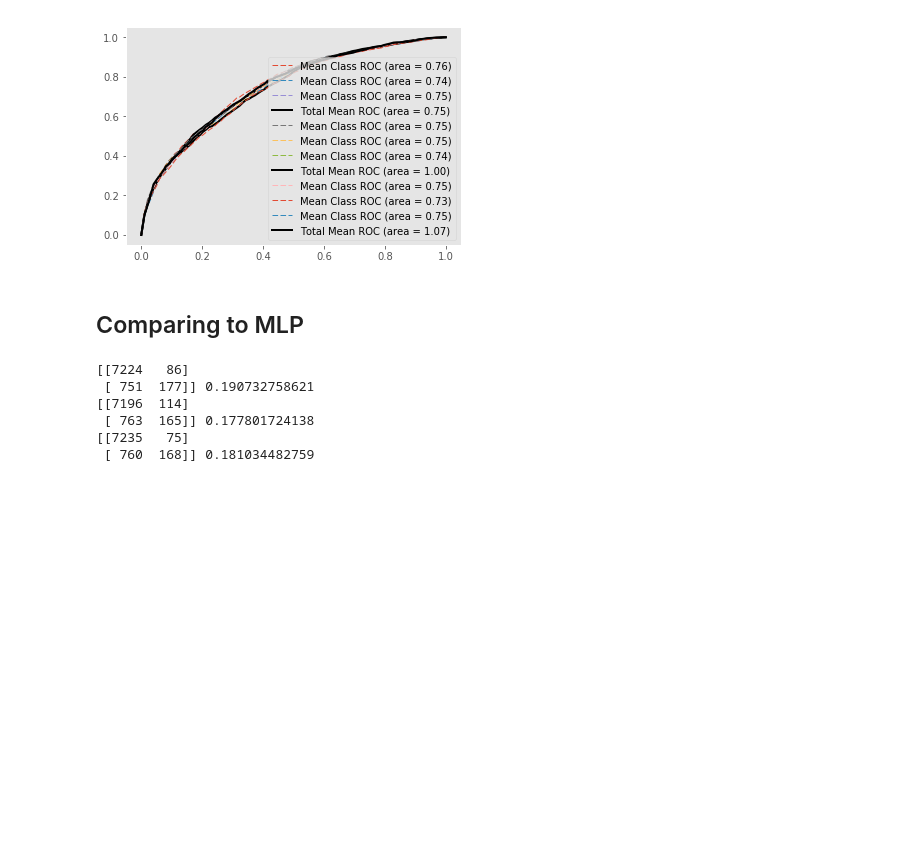
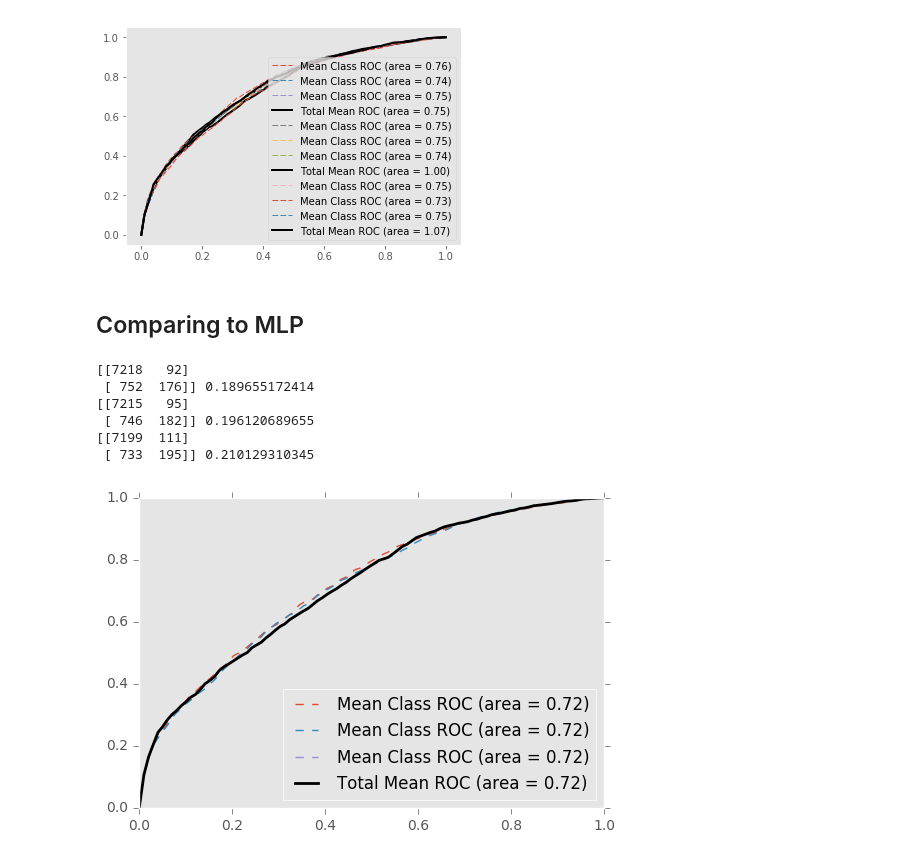
Before and after one commit to egabrielsen/MachineLearning, a Jupyter notebook: Lab07/Lab07-Con.ipynb, the cells around one changed output. Saved outputs shown, nothing was run; the diff lists cells and outputs as text; code cells hidden in the pictures; blank space fills up the shorter version.

```diff
--- a/Lab07/Lab07-Con.ipynb
+++ b/Lab07/Lab07-Con.ipynb
@@ -751,13 +751,11 @@ for i in range(0, 3):
         perclass_mean_tpr /= len(classes)
         roc_auc /= len(classes)
         mean_tpr += perclass_mean_tpr
-        plt.plot(mean_fpr,perclass_mean_tpr,'--',lw=1,label='Mean Class ROC (area = %0.2f)'
-                       % (roc_auc))
 
     mean_tpr /= K
     mean_auc = auc(mean_fpr, mean_tpr)
-    plt.plot(mean_fpr,perclass_mean_tpr,'k-',lw=2,label='Total Mean ROC (area = %0.2f)'
-                       % (mean_auc))
+    plt.plot(mean_fpr,perclass_mean_tpr,lw=1,label='Total Mean ROC for set %d (area = %0.2f)'
+                       % (i, mean_auc))
     plt.legend(loc='best')
     plt.grid()
 # %% [output]
@@ -784,28 +782,60 @@ for i in range(0, 3):
 # %%
 cv = StratifiedShuffleSplit(n_splits=3, test_size=.2)
 rocs = []
 
 new_df_train = deepcopy(df_train)
 for col in new_df_train.columns:
     if col not in numeric_headers+categorical_headers+['y']:
         del new_df_train[col]
 for head in categorical_headers:
     le = LabelEncoder()
     new_df_train[head] = le.fit_transform(new_df_train[head])
 ys = new_df_train['y']
 del new_df_train['y']
+
+mean_tpr = 0.0
+mean_fpr = np.linspace(0, 1, 100)
+all_tpr = []
+
 for train_index, test_index in cv.split(df_train, df_train.y):
     train_x, train_y = new_df_train.loc[train_index], ys[train_index]
     test_x, test_y = new_df_train.loc[test_index], ys[test_index]
     p = Pipeline([('clf', MLPClassifier())])
     fitted = p.fit(train_x, train_y)
     probas = p.predict_proba(test_x)
     yhat = p.predict(test_x)
     print(mt.confusion_matrix(test_y, yhat), tp_score(test_y, yhat))
+
+    # ROC
+    perclass_mean_tpr = 0.0
+    roc_auc = 0
+    classes = np.unique(y_train[train_index])
+    # get the mean fpr and tpr, per class
+    for j in classes:
+        fpr, tpr, thresholds = roc_curve(y_train[test_index],
+                                         probas[:, j],
+                                         pos_label=j)
+        perclass_mean_tpr += interp(mean_fpr, fpr, tpr)
+        perclass_mean_tpr[0] = 0.0
+        roc_auc += auc(fpr, tpr)
+
+    perclass_mean_tpr /= len(classes)
+    roc_auc /= len(classes)
+    mean_tpr += perclass_mean_tpr
+    plt.plot(mean_fpr,perclass_mean_tpr,'--',lw=1,label='Mean Class ROC (area = %0.2f)'
+                   % (roc_auc))
+
+mean_tpr /= K
+mean_auc = auc(mean_fpr, mean_tpr)
+plt.plot(mean_fpr,perclass_mean_tpr,'k-',lw=2,label='Total Mean ROC (area = %0.2f)'
+                   % (mean_auc))
+plt.legend(loc='best')
+plt.grid()
 # %% [output]
-[[7224   86]
- [ 751  177]] 0.190732758621
-[[7196  114]
- [ 763  165]] 0.177801724138
-[[7235   75]
- [ 760  168]] 0.181034482759
+[[7218   92]
+ [ 752  176]] 0.189655172414
+[[7215   95]
+ [ 746  182]] 0.196120689655
+[[7199  111]
+ [ 733  195]] 0.210129310345
+[figure, added]
```
